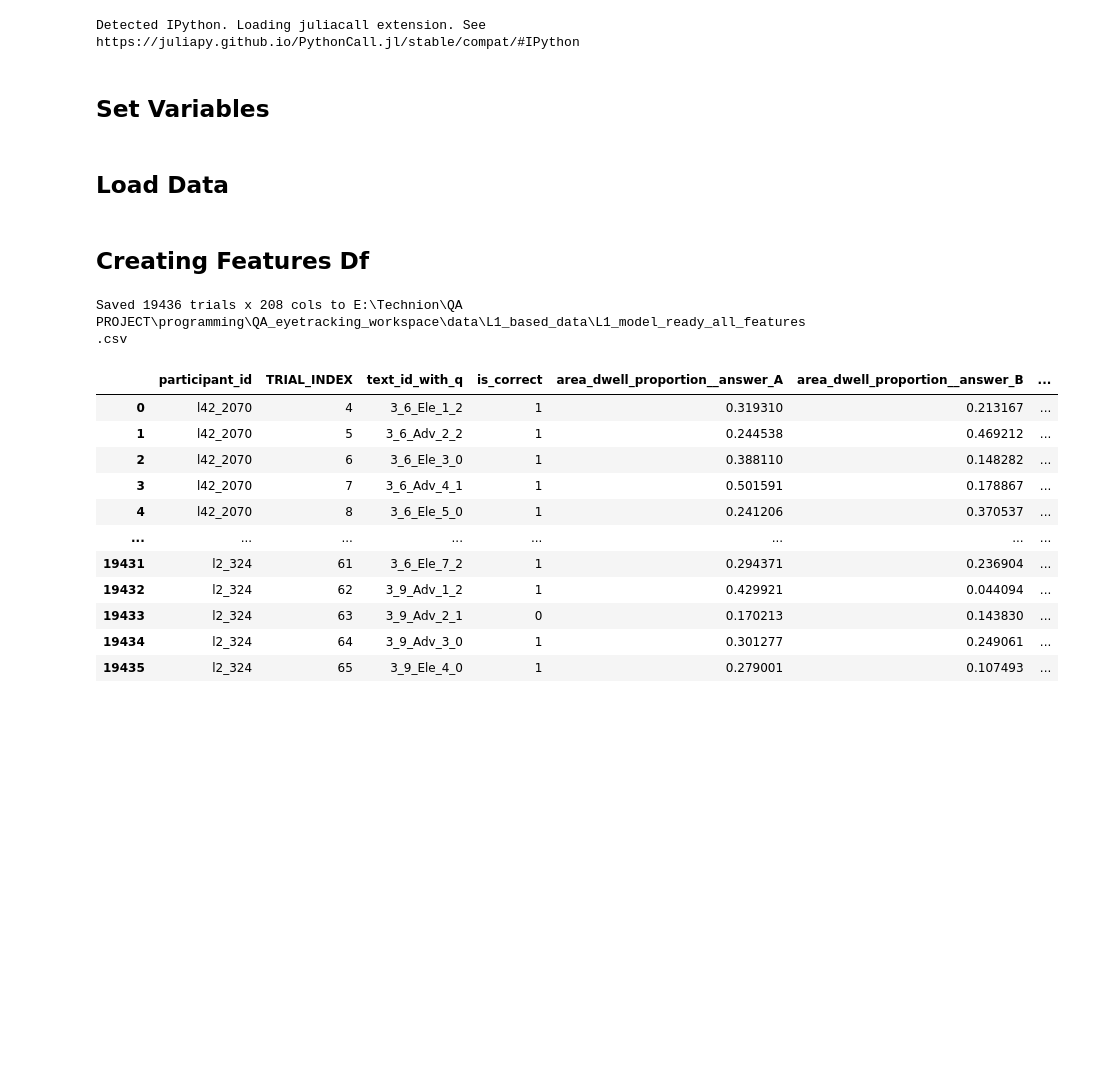
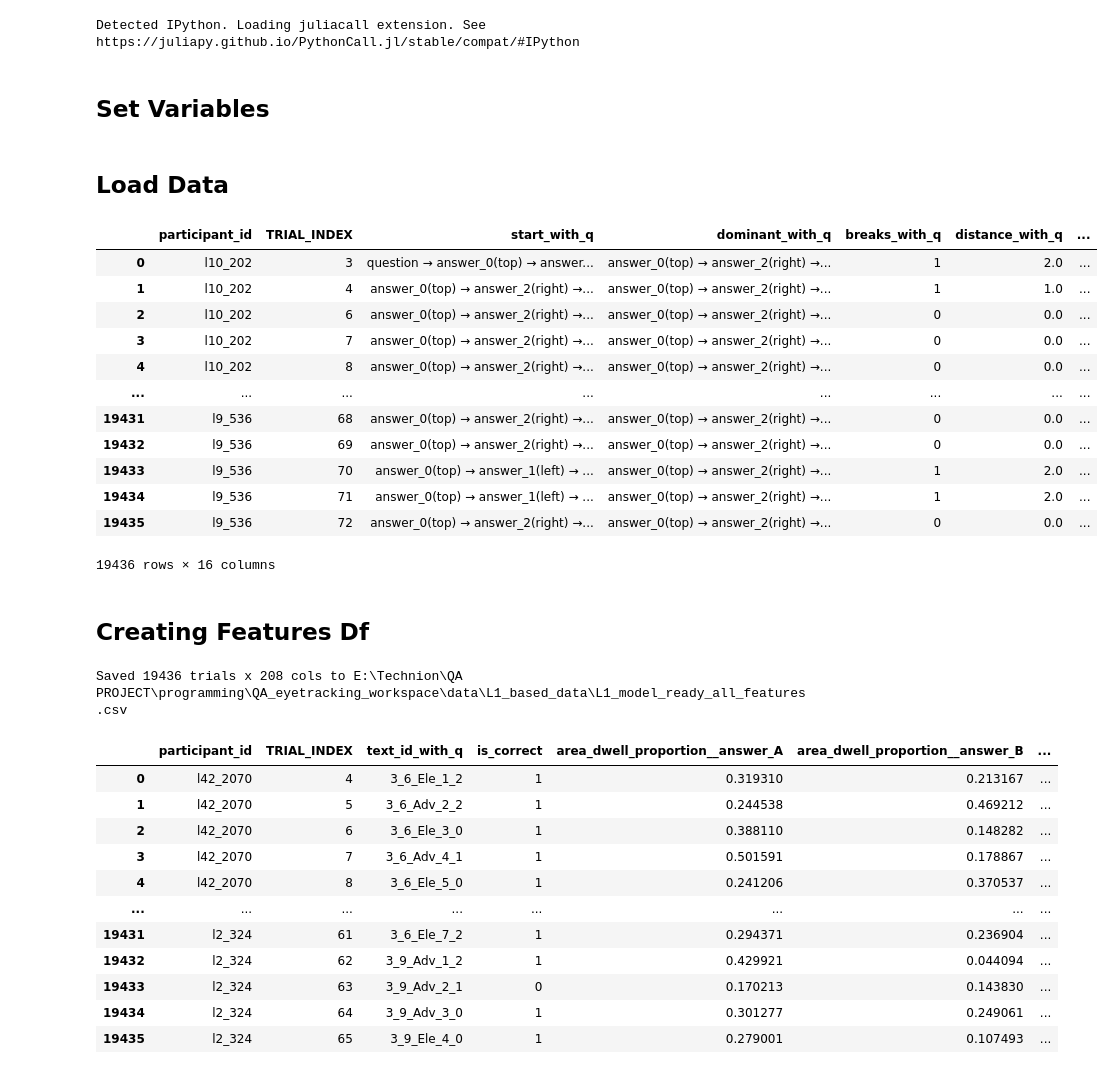
Before and after one commit to Mormorfor/QA_eyetracking, a Jupyter notebook: notebooks/answer_corr_prediction.ipynb, the cells around one changed output. Saved outputs shown, nothing was run; the diff lists cells and outputs as text; code cells hidden in the pictures; blank space fills up the shorter version.

```diff
--- a/notebooks/answer_corr_prediction.ipynb
+++ b/notebooks/answer_corr_prediction.ipynb
@@ -71,6 +71,85 @@ PAPER_DIRS = [
 # hunters = pd.read_csv(HUNTERS_PROCESSED_PATH)
 # gatherers = pd.read_csv(GATHERERS_PROCESSED_PATH)
 all_participants = pd.read_csv(ALL_PARTICIPANTS_PROCESSED_PATH)
+# %%
+# ── Inspect starting patterns vs. dominant pattern (pre-binarization) ──────────
+# Shows, per trial: the raw starting pattern, the participant's dominant pattern,
+# and every derived feature (breaks / distance / dominance / interaction),
+# for both variants the model uses: question tokens kept (with_q) & dropped (no_q).
+from src import constants as C
+from src.derived.pattern_breaking import (
+    build_starting_strategies,
+    _dominant_from_strategies,
+    levenshtein_sequence_distance,
+)
+
+KIND = "location"     # matches build_trial_level_model_df(kind="location", window_len=4)
+WINDOW_LEN = 4
+SRC_DF = all_participants   # the raw (unfiltered) trial set the features are computed over
+
+
+def _fmt(seq) -> str:
+    """Render a token tuple as a readable arrow chain."""
+    seq = tuple(seq) if seq is not None else ()
+    return " → ".join(str(t) for t in seq) if seq else "∅"
+
+
+def build_pattern_inspection(df, kind=KIND, window_len=WINDOW_LEN):
+    variants = [
+        ("with_q", False),   # keep 'question' tokens
+        ("no_q",   True),    # drop 'question' tokens before forming the window
+    ]
+
+    out = None
+    for suffix, drop_question in variants:
+        per_trial = build_starting_strategies(
+            df, kind=kind, window_len=window_len, drop_question=drop_question
+        )
+        dominant = _dominant_from_strategies(per_trial, id_col=C.PARTICIPANT_ID)
+        m = per_trial.merge(dominant, on=C.PARTICIPANT_ID, how="left")
+
+        m[f"start_{suffix}"]    = m[C.STARTING_STRATEGY_COL].apply(_fmt)
+        m[f"dominant_{suffix}"] = m[C.DOMINANT_STARTING_STRATEGY].apply(_fmt)
+        m[f"breaks_{suffix}"] = (
+            m[C.STARTING_STRATEGY_COL] != m[C.DOMINANT_STARTING_STRATEGY]
+        ).astype(int)
+        m[f"distance_{suffix}"] = [
+            levenshtein_sequence_distance(a, b)
+            for a, b in zip(m[C.STARTING_STRATEGY_COL], m[C.DOMINANT_STARTING_STRATEGY])
+        ]
+        m[f"dominance_{suffix}"]  = m[C.DOMINANCE_SCORE]
+        m[f"breaks_x_dom_{suffix}"] = m[f"breaks_{suffix}"] * m[f"dominance_{suffix}"]
+        m[f"n_trials_{suffix}"]   = m[C.N_STRATEGY_TRIALS]
+
+        cols = [C.PARTICIPANT_ID, C.TRIAL_ID,
+                f"start_{suffix}", f"dominant_{suffix}", f"breaks_{suffix}",
+                f"distance_{suffix}", f"dominance_{suffix}",
+                f"breaks_x_dom_{suffix}", f"n_trials_{suffix}"]
+        piece = m[cols]
+        out = piece if out is None else out.merge(piece, on=[C.PARTICIPANT_ID, C.TRIAL_ID])
+
+    return out.sort_values([C.PARTICIPANT_ID, C.TRIAL_ID]).reset_index(drop=True)
+
+
+pattern_inspection = build_pattern_inspection(SRC_DF)
+
+# Full table (round the floats for readability)
+pattern_inspection_display = pattern_inspection.round(3)
+pattern_inspection_display
+# %% [output]
+|  | participant_id | TRIAL_INDEX | start_with_q | dominant_with_q | breaks_with_q | distance_with_q | ... |
+| 0 | l10_202 | 3 | question → answer_0(top) → answer... | answer_0(top) → answer_2(right) →... | 1 | 2.0 | ... |
+| 1 | l10_202 | 4 | answer_0(top) → answer_2(right) →... | answer_0(top) → answer_2(right) →... | 1 | 1.0 | ... |
+| 2 | l10_202 | 6 | answer_0(top) → answer_2(right) →... | answer_0(top) → answer_2(right) →... | 0 | 0.0 | ... |
+| 3 | l10_202 | 7 | answer_0(top) → answer_2(right) →... | answer_0(top) → answer_2(right) →... | 0 | 0.0 | ... |
+| 4 | l10_202 | 8 | answer_0(top) → answer_2(right) →... | answer_0(top) → answer_2(right) →... | 0 | 0.0 | ... |
+| ... | ... | ... | ... | ... | ... | ... | ... |
+| 19431 | l9_536 | 68 | answer_0(top) → answer_2(right) →... | answer_0(top) → answer_2(right) →... | 0 | 0.0 | ... |
+| 19432 | l9_536 | 69 | answer_0(top) → answer_2(right) →... | answer_0(top) → answer_2(right) →... | 0 | 0.0 | ... |
+| 19433 | l9_536 | 70 | answer_0(top) → answer_1(left) → ... | answer_0(top) → answer_2(right) →... | 1 | 2.0 | ... |
+| 19434 | l9_536 | 71 | answer_0(top) → answer_1(left) → ... | answer_0(top) → answer_2(right) →... | 1 | 2.0 | ... |
+| 19435 | l9_536 | 72 | answer_0(top) → answer_2(right) →... | answer_0(top) → answer_2(right) →... | 0 | 0.0 | ... |
+19436 rows × 16 columns
 # %% [markdown]
 ## Creating Features Df
 # %%
```
Also changed, not shown: parts of 1 cell of this notebook, 1 other file.
